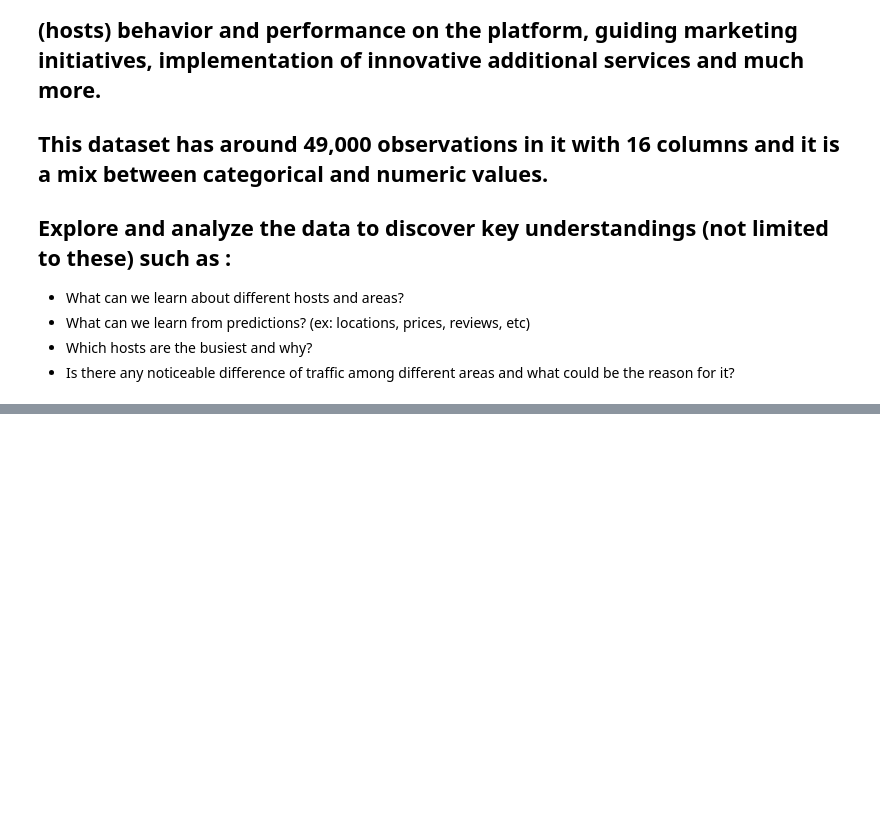
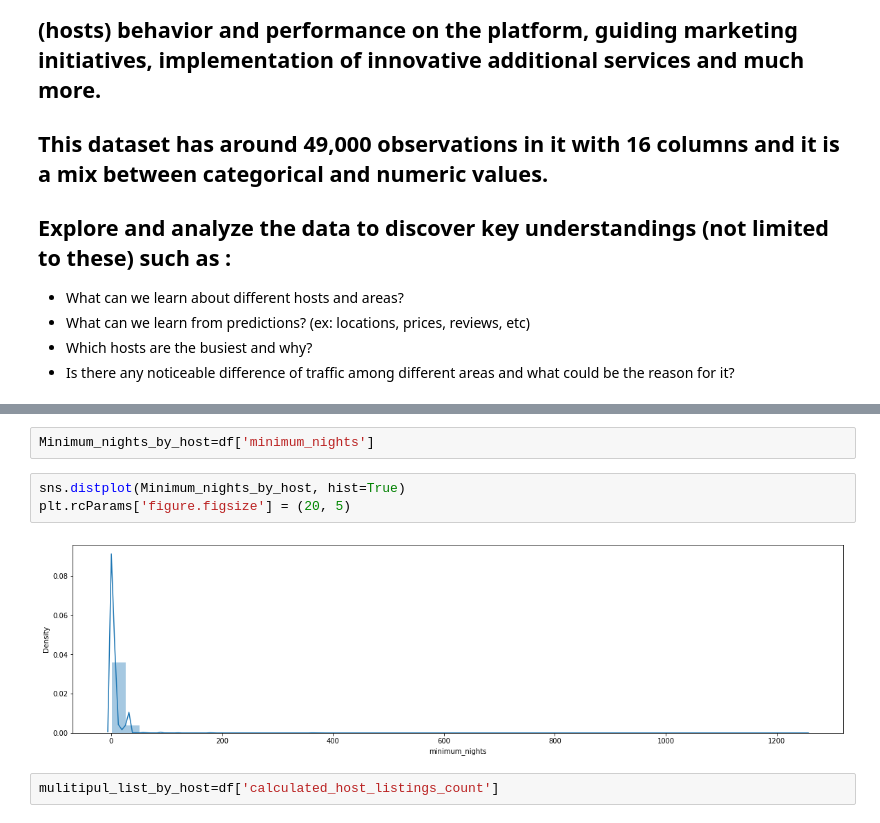
Before and after one commit to rugadamanikanta/Airbnb-Booking-analysis, a Jupyter notebook: Copy_of_Airbnb_Bookings_Analysis_Capstone_Project.ipynb, the cells around one changed output, grey strips where cells are left out. Drawn from its saved outputs; the diff is of its cells as text; blank space fills up the shorter version.

```diff
--- a/Copy_of_Airbnb_Bookings_Analysis_Capstone_Project.ipynb
+++ b/Copy_of_Airbnb_Bookings_Analysis_Capstone_Project.ipynb
@@ -12,0 +89,9 @@
+# %%
+Minimum_nights_by_host=df['minimum_nights']
+# %%
+sns.distplot(Minimum_nights_by_host, hist=True)
+plt.rcParams['figure.figsize'] = (20, 5)
+# %% [output]
+[figure, added]
+# %%
+mulitipul_list_by_host=df['calculated_host_listings_count']
```
Also changed, not shown: parts of 48 cells of this notebook.
